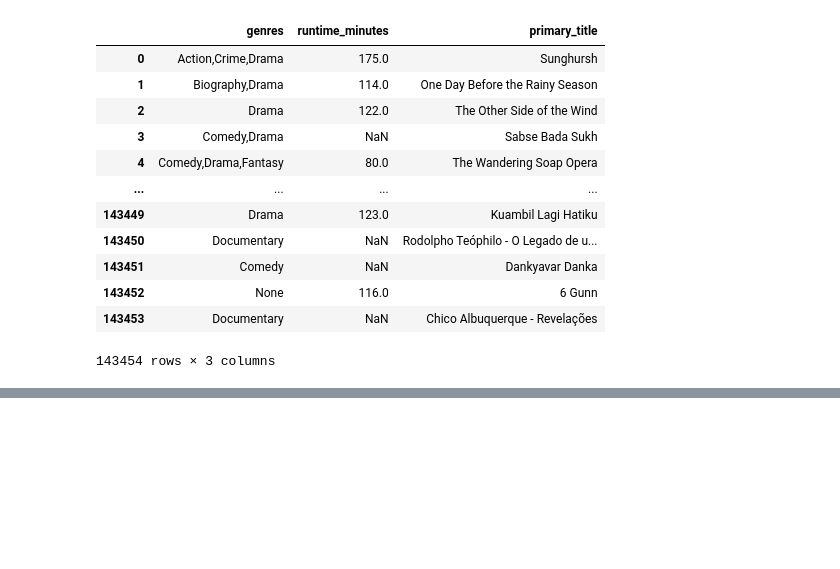
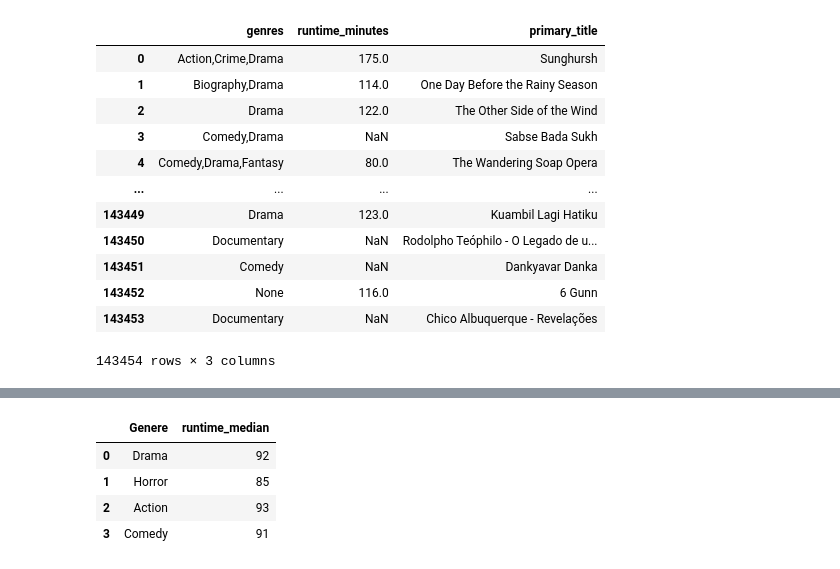
Before and after one commit to kjkahalley/optimal-film-analysis, a Jupyter notebook: first-notebook.ipynb, the cells around one changed output, grey strips where cells are left out. Drawn from its saved outputs; the diff is of its cells as text; code cells hidden in the pictures; blank space fills up the shorter version.

```diff
--- a/first-notebook.ipynb
+++ b/first-notebook.ipynb
@@ -124,0 +166,12 @@ Drama, Horror, Action, Comedy
+# %%
+genere_runtime_median = {'Genere': ['Drama', 'Horror', 'Action', 'Comedy'],
+                        'runtime_median': [92,85,93,91]
+                        }
+genere_runtime_avg = pd.DataFrame(genere_runtime_median, columns = ['Genere', 'runtime_median'])
+genere_runtime_avg
+# %% [output]
+|  | Genere | runtime_median |
+| 0 | Drama | 92 |
+| 1 | Horror | 85 |
+| 2 | Action | 93 |
+| 3 | Comedy | 91 |
```
Also changed, not shown: parts of 10 cells of this notebook.
